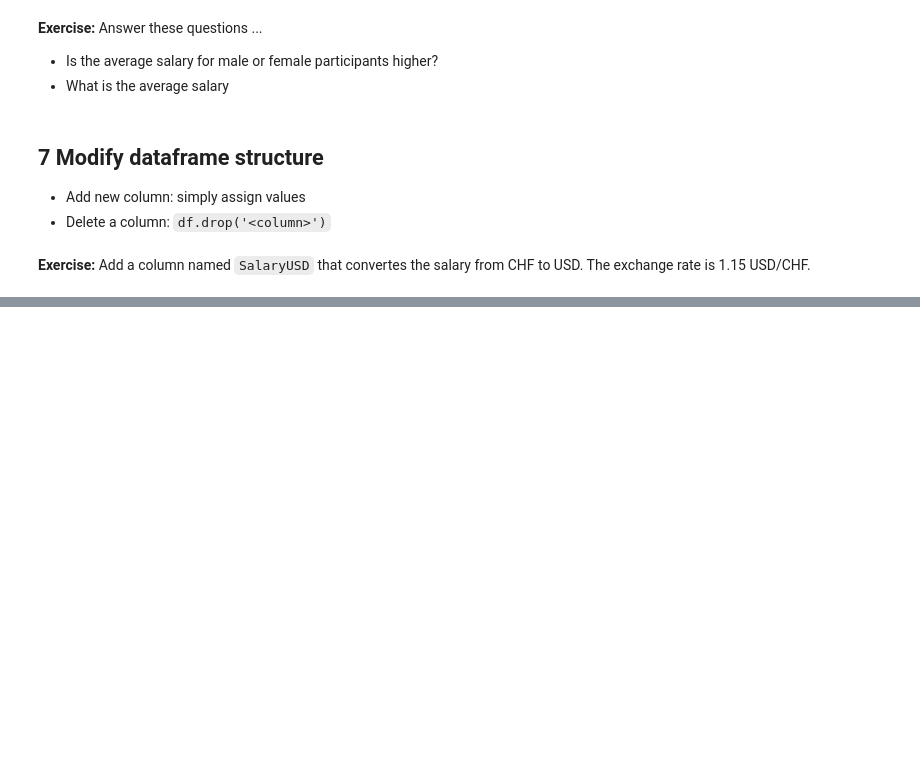
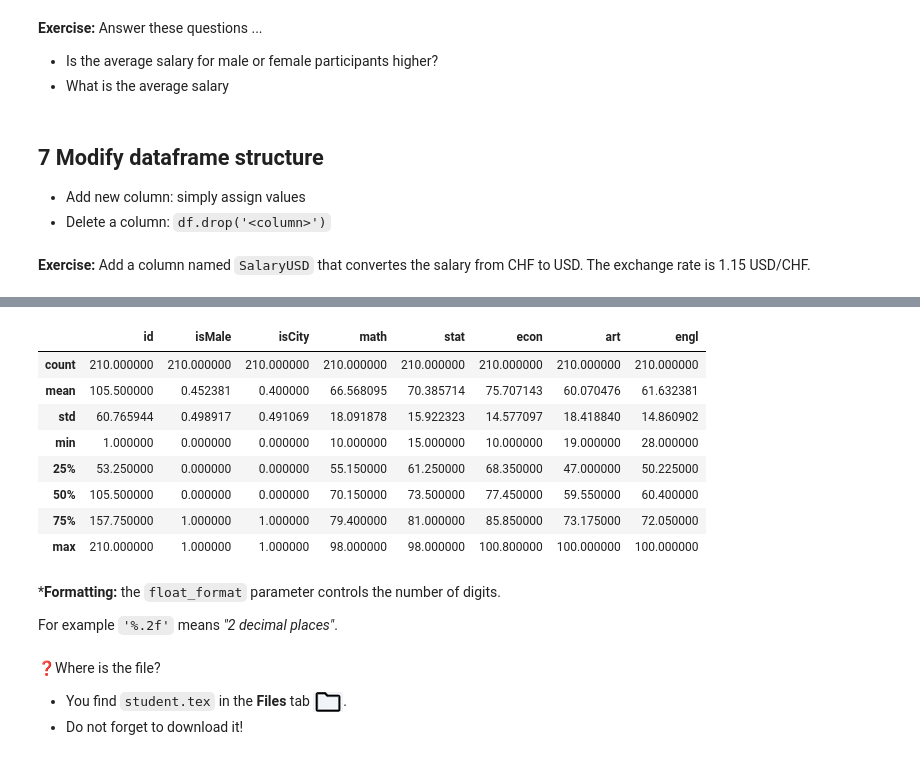
Before and after one commit to peterhgruber/python-intro-colab, a Jupyter notebook: 05Python_Dataframes.ipynb, the cells around one changed output, grey strips where cells are left out. Saved outputs shown, nothing was run; the diff lists cells and outputs as text; code cells hidden in the pictures; blank space fills up the shorter version.

```diff
--- a/05Python_Dataframes.ipynb
+++ b/05Python_Dataframes.ipynb
@@ -311,0 +272,15 @@ df
+# %%
+# To export the above output to LaTeX, we need to create
+# a second DataFrame called student_summary
+student_summary = student.describe()
+student_summary
+# %% [output]
+|  | id | isMale | isCity | math | stat | econ | art | engl |
+| count | 210.000000 | 210.000000 | 210.000000 | 210.000000 | 210.000000 | 210.000000 | 210.000000 | 210.000000 |
+| mean | 105.500000 | 0.452381 | 0.400000 | 66.568095 | 70.385714 | 75.707143 | 60.070476 | 61.632381 |
+| std | 60.765944 | 0.498917 | 0.491069 | 18.091878 | 15.922323 | 14.577097 | 18.418840 | 14.860902 |
+| min | 1.000000 | 0.000000 | 0.000000 | 10.000000 | 15.000000 | 10.000000 | 19.000000 | 28.000000 |
+| 25% | 53.250000 | 0.000000 | 0.000000 | 55.150000 | 61.250000 | 68.350000 | 47.000000 | 50.225000 |
+| 50% | 105.500000 | 0.000000 | 0.000000 | 70.150000 | 73.500000 | 77.450000 | 59.550000 | 60.400000 |
+| 75% | 157.750000 | 1.000000 | 1.000000 | 79.400000 | 81.000000 | 85.850000 | 73.175000 | 72.050000 |
+| max | 210.000000 | 1.000000 | 1.000000 | 98.000000 | 98.000000 | 100.800000 | 100.000000 | 100.000000 |
@@ -311,0 +290,4 @@ df
+# %% [markdown]
+***Formatting:** the `float_format` parameter controls the number of digits.
+
+For example `'%.2f'` means *"2 decimal places"*.
@@ -311,0 +296,5 @@ df
+# %% [markdown]
+❓Where is the file?
+
+* You find `student.tex` in the **Files** tab ![files.png](embedded-picture-1).
+* Do not forget to download it!
```
Also changed, not shown: parts of 48 cells of this notebook.
